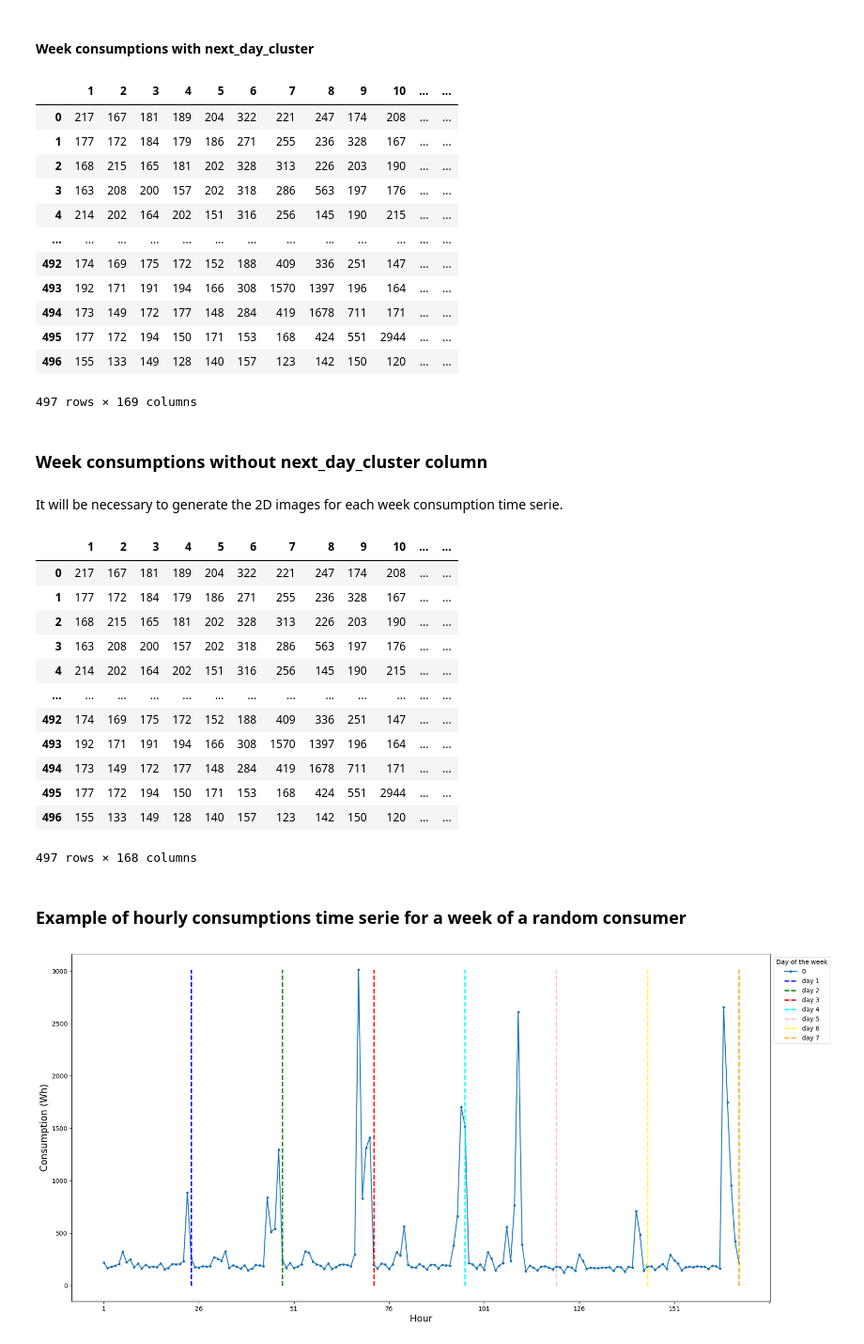
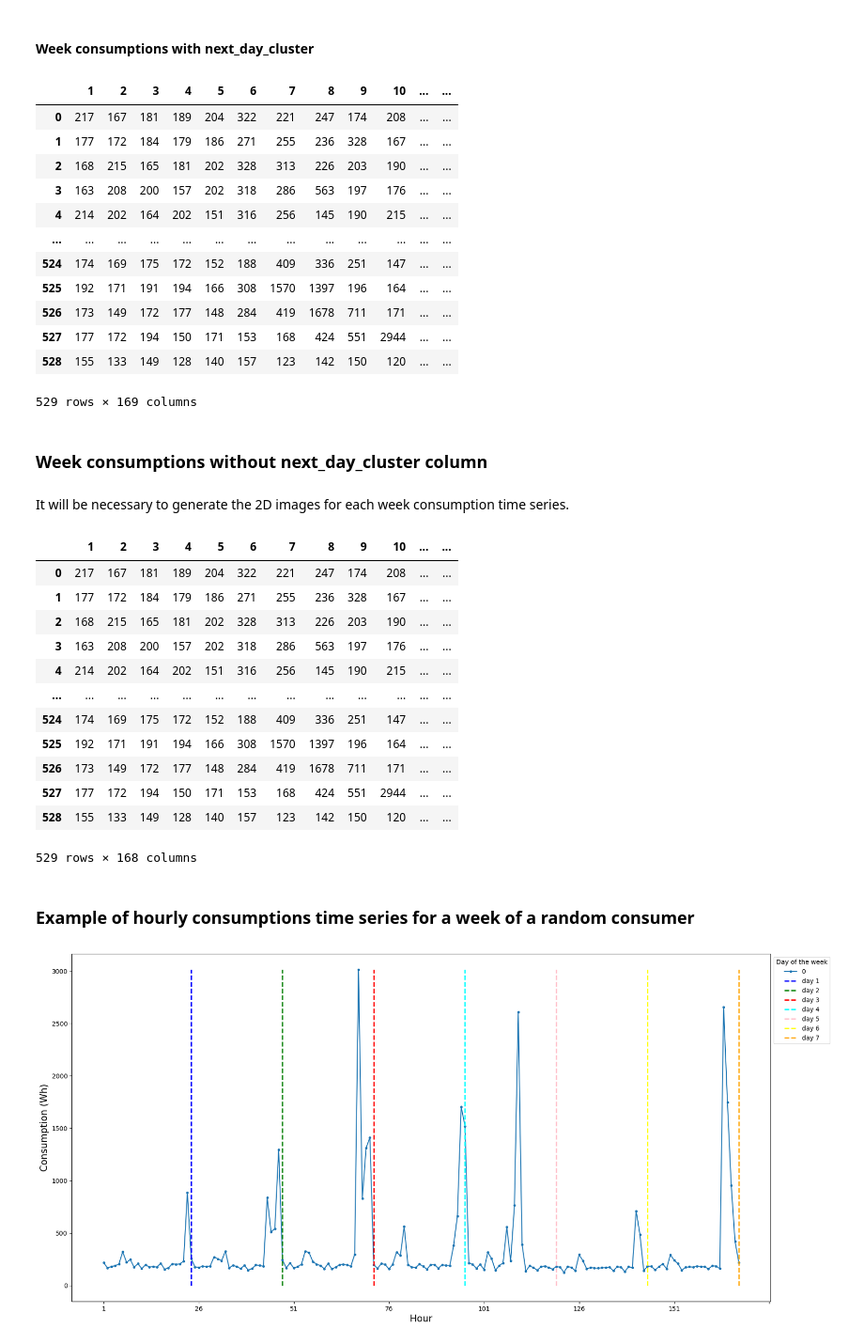
Before and after one commit to FranUrsus/TimeSeriesImaging, a Jupyter notebook: scripts/main.ipynb, the cells around one changed output. Shown: that part at 94% size. Saved outputs shown, nothing was run; the diff lists cells and outputs as text; code cells hidden in the pictures.

```diff
--- a/scripts/main.ipynb
+++ b/scripts/main.ipynb
@@ -55,28 +46,28 @@ import matplotlib.pyplot as plt
 # %% [markdown]
 #### Week consumptions with next_day_cluster
 # %%
-data = pd.read_csv ("../data/previos7.csv",sep=";",header=None)
+data = pd.read_csv ("../data/previos7_new.csv",sep=";",header=None)
 data = data.iloc[:,1:]
 data.columns = [*data.columns[:-1], 'next_day_cluster']
 data
 # %% [output]
 |  | 1 | 2 | 3 | 4 | 5 | 6 | 7 | 8 | 9 | 10 | ... | ... |
 | 0 | 217 | 167 | 181 | 189 | 204 | 322 | 221 | 247 | 174 | 208 | ... | ... |
 | 1 | 177 | 172 | 184 | 179 | 186 | 271 | 255 | 236 | 328 | 167 | ... | ... |
 | 2 | 168 | 215 | 165 | 181 | 202 | 328 | 313 | 226 | 203 | 190 | ... | ... |
 | 3 | 163 | 208 | 200 | 157 | 202 | 318 | 286 | 563 | 197 | 176 | ... | ... |
 | 4 | 214 | 202 | 164 | 202 | 151 | 316 | 256 | 145 | 190 | 215 | ... | ... |
 | ... | ... | ... | ... | ... | ... | ... | ... | ... | ... | ... | ... | ... |
-| 492 | 174 | 169 | 175 | 172 | 152 | 188 | 409 | 336 | 251 | 147 | ... | ... |
-| 493 | 192 | 171 | 191 | 194 | 166 | 308 | 1570 | 1397 | 196 | 164 | ... | ... |
-| 494 | 173 | 149 | 172 | 177 | 148 | 284 | 419 | 1678 | 711 | 171 | ... | ... |
-| 495 | 177 | 172 | 194 | 150 | 171 | 153 | 168 | 424 | 551 | 2944 | ... | ... |
-| 496 | 155 | 133 | 149 | 128 | 140 | 157 | 123 | 142 | 150 | 120 | ... | ... |
+| 524 | 174 | 169 | 175 | 172 | 152 | 188 | 409 | 336 | 251 | 147 | ... | ... |
+| 525 | 192 | 171 | 191 | 194 | 166 | 308 | 1570 | 1397 | 196 | 164 | ... | ... |
+| 526 | 173 | 149 | 172 | 177 | 148 | 284 | 419 | 1678 | 711 | 171 | ... | ... |
+| 527 | 177 | 172 | 194 | 150 | 171 | 153 | 168 | 424 | 551 | 2944 | ... | ... |
+| 528 | 155 | 133 | 149 | 128 | 140 | 157 | 123 | 142 | 150 | 120 | ... | ... |
-497 rows × 169 columns
+529 rows × 169 columns
 # %% [markdown]
 ### Week consumptions without next_day_cluster column
 # %% [markdown]
-It will be necessary to generate the 2D images for each week consumption time serie.
+It will be necessary to generate the 2D images for each week consumption time series.
 # %%
 data_with_no_next_day_row = data.iloc[: , :-1]
 # %%
@@ -89,13 +80,13 @@ data_with_no_next_day_row
 | 3 | 163 | 208 | 200 | 157 | 202 | 318 | 286 | 563 | 197 | 176 | ... | ... |
 | 4 | 214 | 202 | 164 | 202 | 151 | 316 | 256 | 145 | 190 | 215 | ... | ... |
 | ... | ... | ... | ... | ... | ... | ... | ... | ... | ... | ... | ... | ... |
-| 492 | 174 | 169 | 175 | 172 | 152 | 188 | 409 | 336 | 251 | 147 | ... | ... |
-| 493 | 192 | 171 | 191 | 194 | 166 | 308 | 1570 | 1397 | 196 | 164 | ... | ... |
-| 494 | 173 | 149 | 172 | 177 | 148 | 284 | 419 | 1678 | 711 | 171 | ... | ... |
-| 495 | 177 | 172 | 194 | 150 | 171 | 153 | 168 | 424 | 551 | 2944 | ... | ... |
-| 496 | 155 | 133 | 149 | 128 | 140 | 157 | 123 | 142 | 150 | 120 | ... | ... |
+| 524 | 174 | 169 | 175 | 172 | 152 | 188 | 409 | 336 | 251 | 147 | ... | ... |
+| 525 | 192 | 171 | 191 | 194 | 166 | 308 | 1570 | 1397 | 196 | 164 | ... | ... |
+| 526 | 173 | 149 | 172 | 177 | 148 | 284 | 419 | 1678 | 711 | 171 | ... | ... |
+| 527 | 177 | 172 | 194 | 150 | 171 | 153 | 168 | 424 | 551 | 2944 | ... | ... |
+| 528 | 155 | 133 | 149 | 128 | 140 | 157 | 123 | 142 | 150 | 120 | ... | ... |
-497 rows × 168 columns
+529 rows × 168 columns
 # %% [markdown]
-### Example of hourly consumptions time serie for a week of a random consumer
+### Example of hourly consumptions time series for a week of a random consumer
 # %%
 rowTS = (data_with_no_next_day_row.iloc[0])
```
Also changed, not shown: parts of 19 cells of this notebook, 13 other files.
